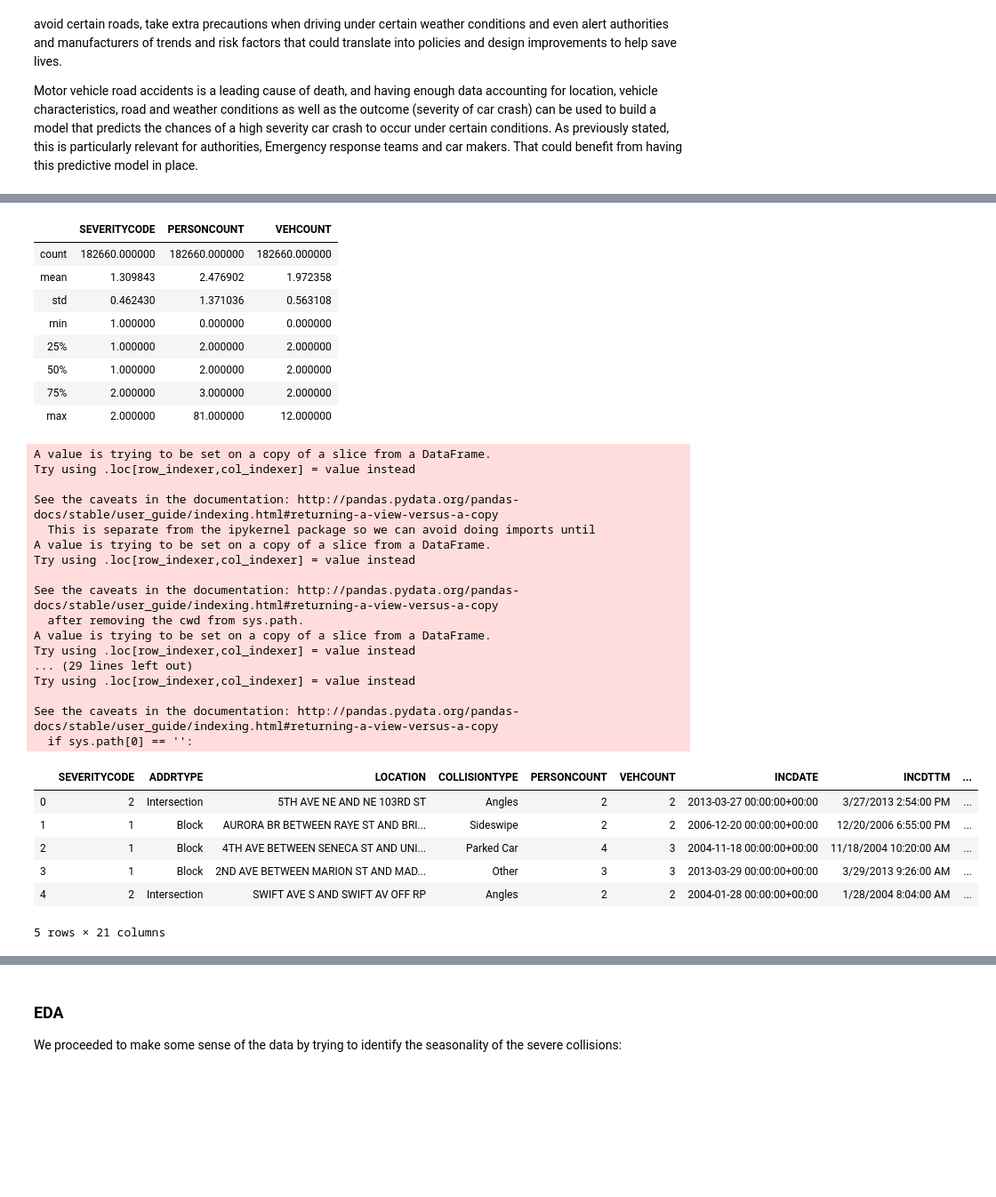
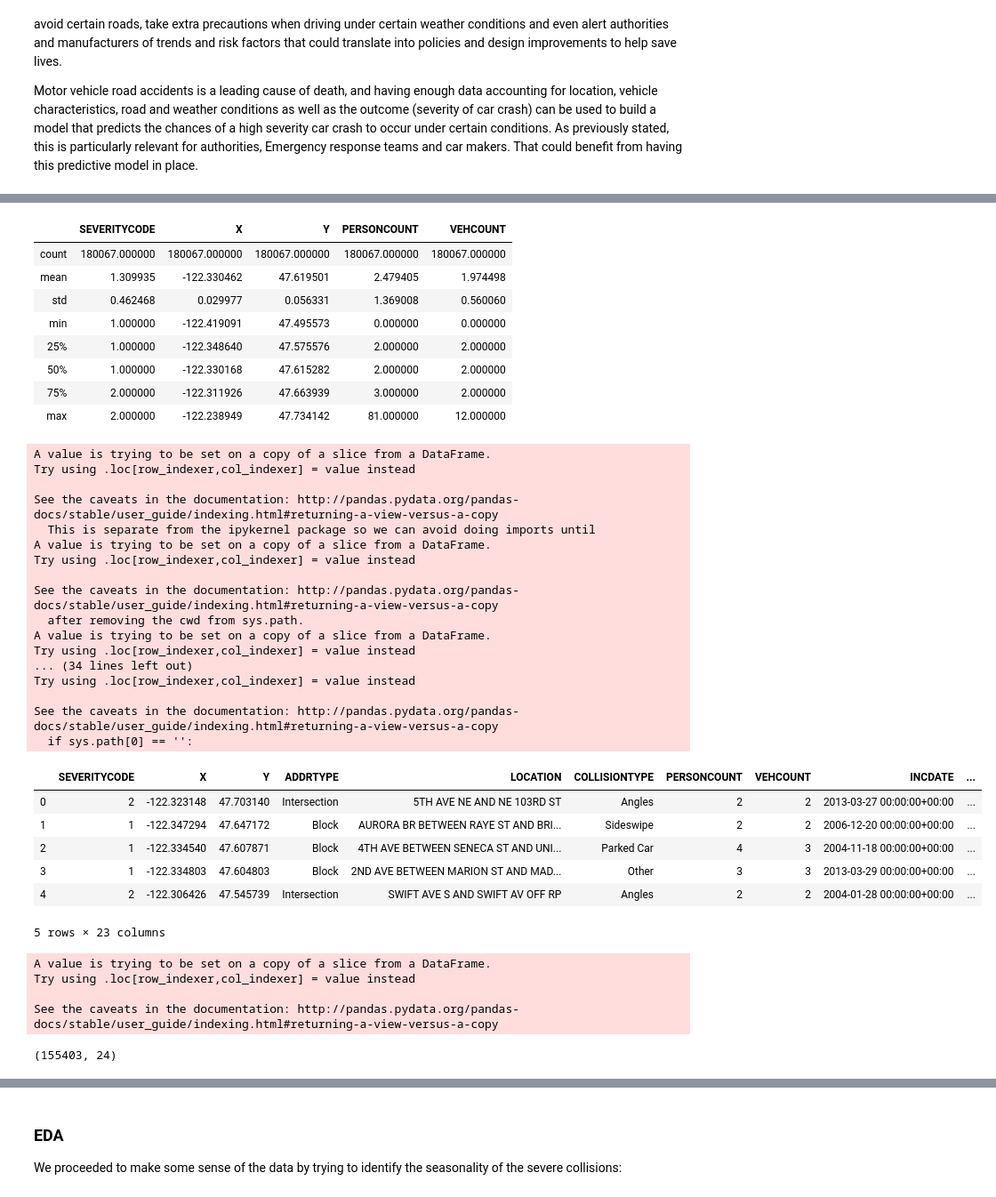
Before and after one commit to andresmichel92/Coursera_Capstone, a Jupyter notebook: Predicting_Collisions.ipynb, the cells around one changed output, grey strips where cells are left out. Shown: that part at 89% size. Cells and saved outputs as stored; diff of their text form; code cells hidden in the pictures; blank space fills up the shorter version.

```diff
--- a/Predicting_Collisions.ipynb
+++ b/Predicting_Collisions.ipynb
@@ -43,58 +43,82 @@ CROSSWALKKEY           0
 HITPARKEDCAR           0
 dtype: int64
 # %%
-df=df.drop(["X","Y","ST_COLCODE","PEDCOUNT","PEDCYLCOUNT","SEVERITYCODE.1","STATUS","COLDETKEY","SEVERITYDESC","ST_COLDESC","HITPARKEDCAR","CROSSWALKKEY","INATTENTIONIND","SPEEDING","SEGLANEKEY","SDOTCOLNUM","PEDROWNOTGRNT","SDOT_COLDESC","SDOT_COLCODE","EXCEPTRSNDESC","OBJECTID","EXCEPTRSNCODE","INTKEY","INCKEY","REPORTNO"],axis=1)
-df_complete=df.dropna(subset=["COLLISIONTYPE","JUNCTIONTYPE","WEATHER","ROADCOND","LIGHTCOND","LOCATION","ADDRTYPE"])
+df=df.drop(["ST_COLCODE","PEDCOUNT","PEDCYLCOUNT",
+            "SEVERITYCODE.1","STATUS","COLDETKEY",
+            "SEVERITYDESC","ST_COLDESC","HITPARKEDCAR",
+            "CROSSWALKKEY","INATTENTIONIND","SPEEDING",
+            "SEGLANEKEY","SDOTCOLNUM","PEDROWNOTGRNT",
+            "SDOT_COLDESC","SDOT_COLCODE","EXCEPTRSNDESC",
+            "OBJECTID","EXCEPTRSNCODE","INTKEY","INCKEY",
+            "REPORTNO"],axis=1)
+
+df_complete=df.dropna(subset=["X","Y","COLLISIONTYPE",
+                              "JUNCTIONTYPE","WEATHER",
+                              "ROADCOND","LIGHTCOND",
+                              "LOCATION","ADDRTYPE"])
 df_complete.describe()
 # %% [output]
-|  | SEVERITYCODE | PERSONCOUNT | VEHCOUNT |
-| count | 182660.000000 | 182660.000000 | 182660.000000 |
-| mean | 1.309843 | 2.476902 | 1.972358 |
-| std | 0.462430 | 1.371036 | 0.563108 |
-| min | 1.000000 | 0.000000 | 0.000000 |
-| 25% | 1.000000 | 2.000000 | 2.000000 |
-| 50% | 1.000000 | 2.000000 | 2.000000 |
-| 75% | 2.000000 | 3.000000 | 2.000000 |
-| max | 2.000000 | 81.000000 | 12.000000 |
+|  | SEVERITYCODE | X | Y | PERSONCOUNT | VEHCOUNT |
+| count | 180067.000000 | 180067.000000 | 180067.000000 | 180067.000000 | 180067.000000 |
+| mean | 1.309935 | -122.330462 | 47.619501 | 2.479405 | 1.974498 |
+| std | 0.462468 | 0.029977 | 0.056331 | 1.369008 | 0.560060 |
+| min | 1.000000 | -122.419091 | 47.495573 | 0.000000 | 0.000000 |
+| 25% | 1.000000 | -122.348640 | 47.575576 | 2.000000 | 2.000000 |
+| 50% | 1.000000 | -122.330168 | 47.615282 | 2.000000 | 2.000000 |
+| 75% | 2.000000 | -122.311926 | 47.663939 | 3.000000 | 2.000000 |
+| max | 2.000000 | -122.238949 | 47.734142 | 81.000000 | 12.000000 |
 # %%
 #prepare timestamp and date related information
 Days=["Mon","Tue","Wed","Thu","Fri","Sat","Sun"]
 df_complete['INCDATE'] = pd.to_datetime(df_complete['INCDATE'])
 df_complete['timestamp'] = pd.to_datetime(df_complete['INCDTTM'])
 df_complete['dayofweek'] = df_complete['timestamp'].dt.dayofweek.astype('int32')
 df_complete['Dayname']= df_complete['dayofweek'].apply(lambda x: Days[x])
-
+df_complete["UNDERINFL"]=df_complete['UNDERINFL'].apply(lambda x: 0 if (x=="0"or x==0 or x=="N")  else 1)
 df_complete['month'] = df_complete['timestamp'].dt.month
 df_complete['day'] = df_complete['timestamp'].dt.dayofyear
 df_complete['year'] = df_complete['timestamp'].dt.year
 df_complete['hour'] = df_complete['timestamp'].dt.hour
 df_complete['IsSevere'] = df_complete['SEVERITYCODE'].apply(lambda x: 1 if (x>1)  else 0)
 df_complete.head()
 # %% [output]
 A value is trying to be set on a copy of a slice from a DataFrame.
 Try using .loc[row_indexer,col_indexer] = value instead
 
 See the caveats in the documentation: http://pandas.pydata.org/pandas-docs/stable/user_guide/indexing.html#returning-a-view-versus-a-copy
   This is separate from the ipykernel package so we can avoid doing imports until
 A value is trying to be set on a copy of a slice from a DataFrame.
 Try using .loc[row_indexer,col_indexer] = value instead
 
 See the caveats in the documentation: http://pandas.pydata.org/pandas-docs/stable/user_guide/indexing.html#returning-a-view-versus-a-copy
   after removing the cwd from sys.path.
 A value is trying to be set on a copy of a slice from a DataFrame.
 Try using .loc[row_indexer,col_indexer] = value instead
-... (29 lines left out)
+... (34 lines left out)
 Try using .loc[row_indexer,col_indexer] = value instead
 
 See the caveats in the documentation: http://pandas.pydata.org/pandas-docs/stable/user_guide/indexing.html#returning-a-view-versus-a-copy
   if sys.path[0] == '':
-|  | SEVERITYCODE | ADDRTYPE | LOCATION | COLLISIONTYPE | PERSONCOUNT | VEHCOUNT | INCDATE | INCDTTM | ... |
-| 0 | 2 | Intersection | 5TH AVE NE AND NE 103RD ST | Angles | 2 | 2 | 2013-03-27 00:00:00+00:00 | 3/27/2013 2:54:00 PM | ... |
-| 1 | 1 | Block | AURORA BR BETWEEN RAYE ST AND BRI... | Sideswipe | 2 | 2 | 2006-12-20 00:00:00+00:00 | 12/20/2006 6:55:00 PM | ... |
-| 2 | 1 | Block | 4TH AVE BETWEEN SENECA ST AND UNI... | Parked Car | 4 | 3 | 2004-11-18 00:00:00+00:00 | 11/18/2004 10:20:00 AM | ... |
-| 3 | 1 | Block | 2ND AVE BETWEEN MARION ST AND MAD... | Other | 3 | 3 | 2013-03-29 00:00:00+00:00 | 3/29/2013 9:26:00 AM | ... |
-| 4 | 2 | Intersection | SWIFT AVE S AND SWIFT AV OFF RP | Angles | 2 | 2 | 2004-01-28 00:00:00+00:00 | 1/28/2004 8:04:00 AM | ... |
+|  | SEVERITYCODE | X | Y | ADDRTYPE | LOCATION | COLLISIONTYPE | PERSONCOUNT | VEHCOUNT | INCDATE | ... |
+| 0 | 2 | -122.323148 | 47.703140 | Intersection | 5TH AVE NE AND NE 103RD ST | Angles | 2 | 2 | 2013-03-27 00:00:00+00:00 | ... |
+| 1 | 1 | -122.347294 | 47.647172 | Block | AURORA BR BETWEEN RAYE ST AND BRI... | Sideswipe | 2 | 2 | 2006-12-20 00:00:00+00:00 | ... |
+| 2 | 1 | -122.334540 | 47.607871 | Block | 4TH AVE BETWEEN SENECA ST AND UNI... | Parked Car | 4 | 3 | 2004-11-18 00:00:00+00:00 | ... |
+| 3 | 1 | -122.334803 | 47.604803 | Block | 2ND AVE BETWEEN MARION ST AND MAD... | Other | 3 | 3 | 2013-03-29 00:00:00+00:00 | ... |
+| 4 | 2 | -122.306426 | 47.545739 | Intersection | SWIFT AVE S AND SWIFT AV OFF RP | Angles | 2 | 2 | 2004-01-28 00:00:00+00:00 | ... |
-5 rows × 21 columns
+5 rows × 23 columns
+# %%
+#we need to clean missing time stamps on the data
+df_complete['hour-real'] = df_complete['INCDTTM'].apply(lambda x: None if (len(x)<12) else x)
+df_complete=df_complete.dropna(subset=["hour-real"])
+# %% [output]
+A value is trying to be set on a copy of a slice from a DataFrame.
+Try using .loc[row_indexer,col_indexer] = value instead
+
+See the caveats in the documentation: http://pandas.pydata.org/pandas-docs/stable/user_guide/indexing.html#returning-a-view-versus-a-copy
+# %%
+df_complete.shape
+# %% [output]
+(155403, 24)
 # %% [markdown]
 <h2>Data</h2>
 <p>We’ll be using the Seattle GIS collision data, provided by the City of Seattle all data was obtained by SPD and recorded by Traffic Records. This includes all types of collisions. Collisions will display at the intersection or mid-block of a segment. Timeframe: 2004 to Present.</p>
```
Also changed, not shown: parts of 59 cells of this notebook, 1 other file.
